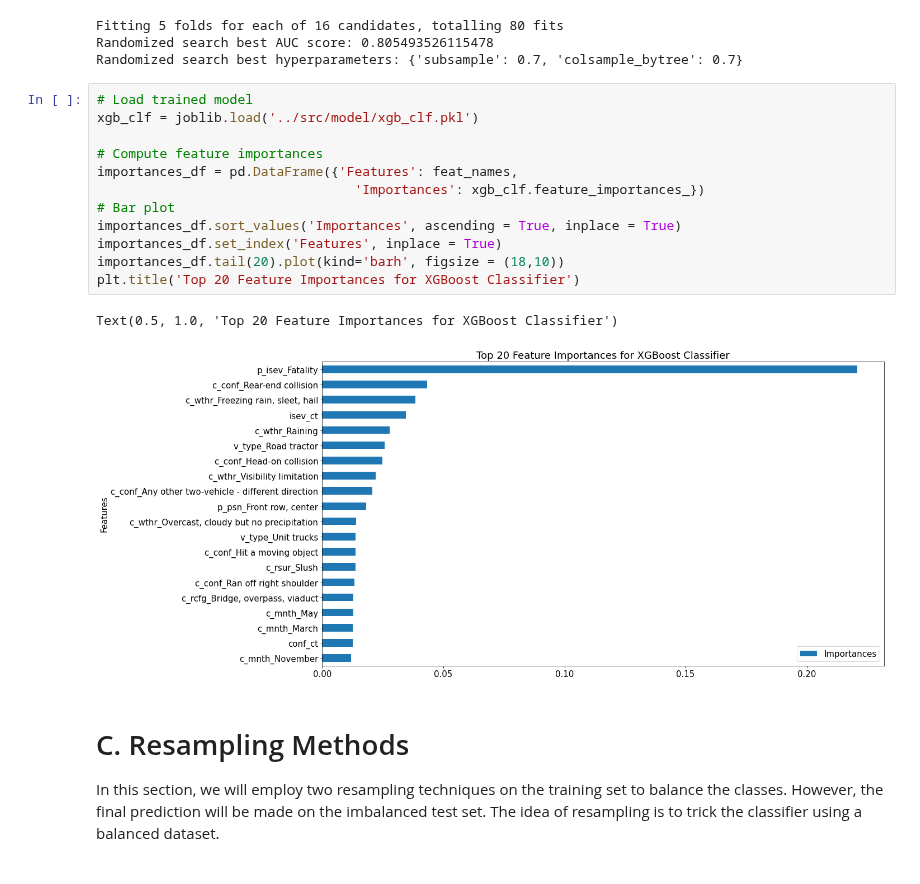
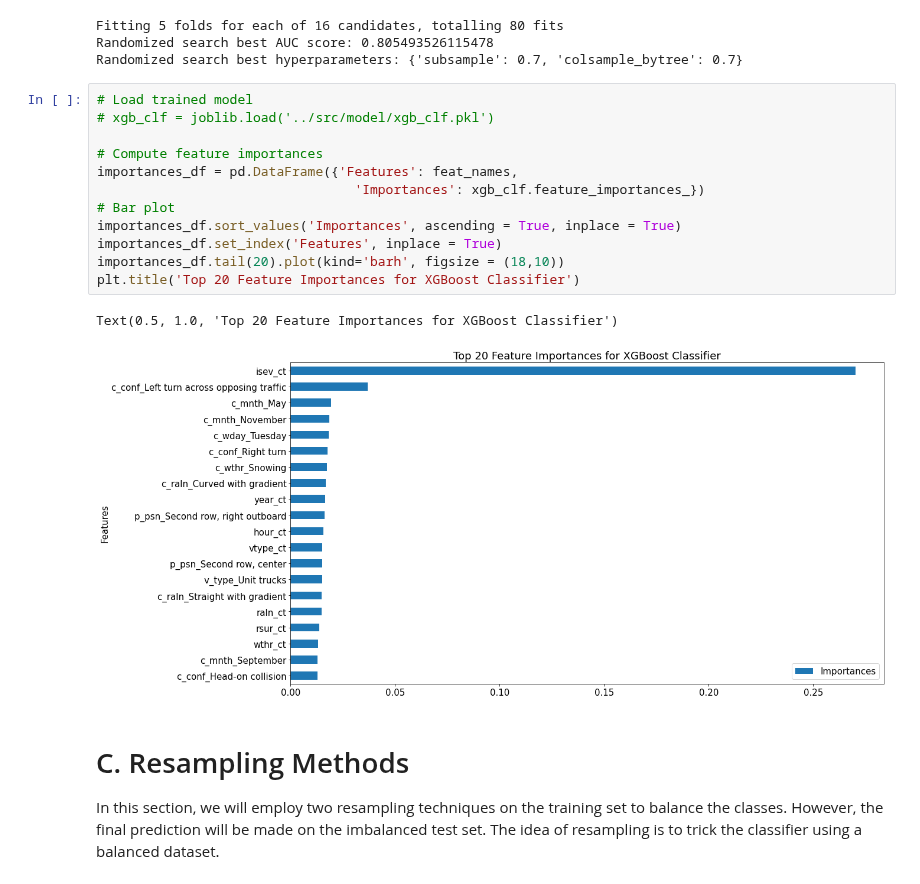
Before and after one commit to Owerre/imbalanced-learning, a Jupyter notebook: canada-collision/notebooks/06-ml.ipynb, the cells around one changed output. Saved outputs shown, nothing was run; the diff lists cells and outputs as text.

```diff
--- a/canada-collision/notebooks/06-ml.ipynb
+++ b/canada-collision/notebooks/06-ml.ipynb
@@ -413,19 +412,19 @@ Randomized search best AUC score: 0.805493526115478
 Randomized search best hyperparameters: {'subsample': 0.7, 'colsample_bytree': 0.7}
 # %%
 # Load trained model
-xgb_clf = joblib.load('../src/model/xgb_clf.pkl')
+# xgb_clf = joblib.load('../src/model/xgb_clf.pkl')
 
 # Compute feature importances
 importances_df = pd.DataFrame({'Features': feat_names,
                                  'Importances': xgb_clf.feature_importances_})
 # Bar plot
 importances_df.sort_values('Importances', ascending = True, inplace = True)
 importances_df.set_index('Features', inplace = True)
 importances_df.tail(20).plot(kind='barh', figsize = (18,10))
 plt.title('Top 20 Feature Importances for XGBoost Classifier')
 # %% [output]
 Text(0.5, 1.0, 'Top 20 Feature Importances for XGBoost Classifier')
-[figure, old version]
+[figure, new version]
 # %% [markdown]
 # C. Resampling Methods
 In this section, we will employ two resampling techniques on the training set to balance the classes. However, the final prediction will be made on the imbalanced test set. The idea of resampling is to trick the classifier using a balanced dataset.
```
Also changed, not shown: parts of 13 cells of this notebook, 1 other file.
